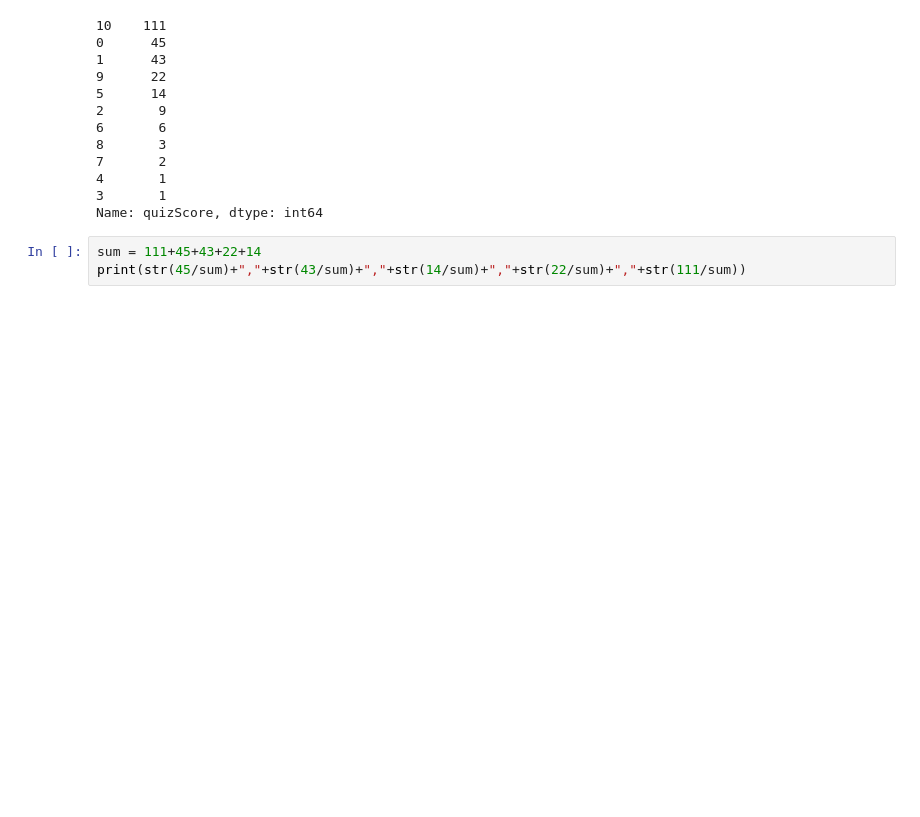
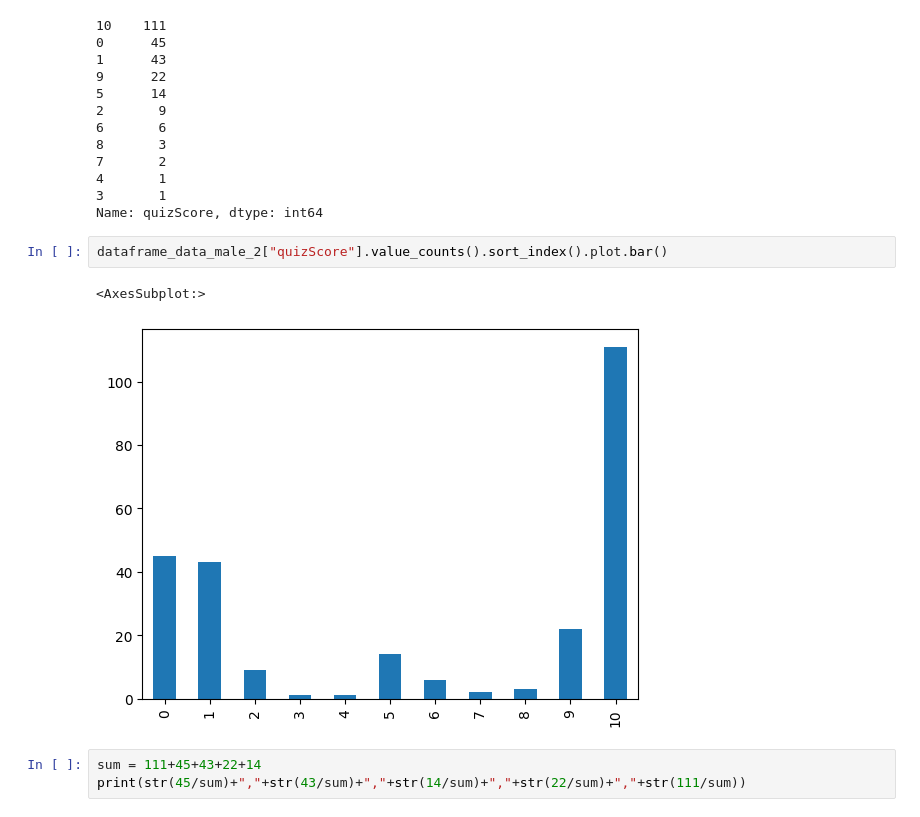
Before and after one commit to ysahil97/RobinHood-NeurIPS-2019, a Jupyter notebook: RL Project/jupy/MDP_MTurk.ipynb, the cells around one changed output. Drawn from its saved outputs; the diff is of its cells as text; blank space fills up the shorter version.

```diff
--- a/RL Project/jupy/MDP_MTurk.ipynb
+++ b/RL Project/jupy/MDP_MTurk.ipynb
@@ -178,6 +183,11 @@ dataframe_data_male_2["quizScore"].value_counts()
 4       1
 3       1
 Name: quizScore, dtype: int64
+# %%
+dataframe_data_male_2["quizScore"].value_counts().sort_index().plot.bar()
+# %% [output]
+<AxesSubplot:>
+[figure, added]
 # %%
 sum = 111+45+43+22+14
 print(str(45/sum)+","+str(43/sum)+","+str(14/sum)+","+str(22/sum)+","+str(111/sum))
```
Also changed, not shown: parts of 21 cells of this notebook.
